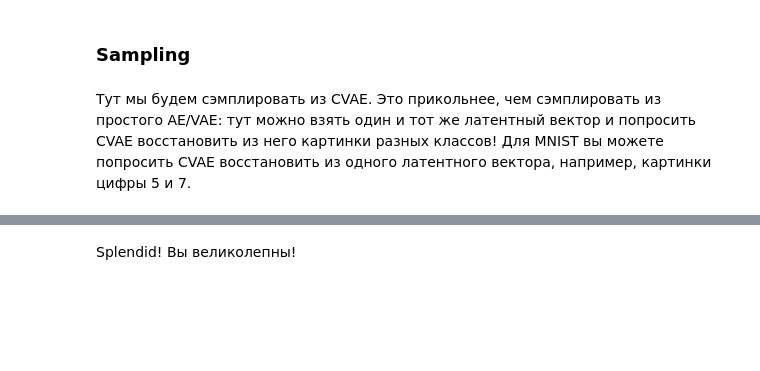
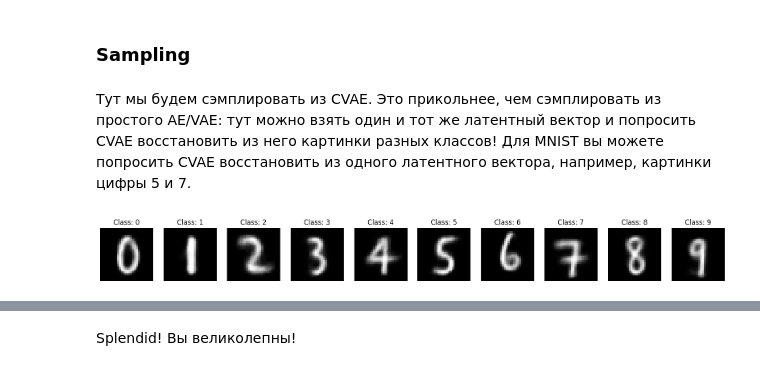
Before and after one commit to alex-chin/dsl_part_1_ml_cv, a Jupyter notebook: week_10_AE_VAE/Homework/hw_7_part_3_cvae.ipynb, the cells around one changed output, grey strips where cells are left out. Drawn from its saved outputs; the diff is of its cells as text; code cells hidden in the pictures; blank space fills up the shorter version.

```diff
--- a/week_10_AE_VAE/Homework/hw_7_part_3_cvae.ipynb
+++ b/week_10_AE_VAE/Homework/hw_7_part_3_cvae.ipynb
@@ -145,0 +110,7 @@ class CVAE(nn.Module):
+# %%
+batch_size = 128
+latent_dim = 2
+num_classes = 10
+input_dim = 784  # 28x28
+epochs = 20
+learning_rate = 1e-3
@@ -208,0 +259,28 @@ RuntimeError: mat1 and mat2 shapes cannot be multiplied (32x256 and 1024x2)
+# %%
+import torch
+import torch.nn as nn
+import torch.nn.functional as F
+import matplotlib.pyplot as plt
+
+# Генерация разных цифр из одного латентного вектора
+def generate_same_latent_different_classes(model, latent_dim, device, num_classes=10):
+    model.eval()
+    with torch.no_grad():
+        # Создаем ОДИН латентный вектор
+        z = torch.randn(1, latent_dim).to(device)
+        # Дублируем его для всех классов
+        z = z.repeat(num_classes, 1)
+
+        # Создаем метки классов от 0 до 9
+        labels = torch.arange(0, num_classes).to(device)
+
+        # Генерируем изображения
+        samples = model.decode(z, labels).cpu()
+
+        # Визуализация
+        fig, axes = plt.subplots(1, num_classes, figsize=(20, 2))
+        for i, ax in enumerate(axes):
+            ax.imshow(samples[i].view(28, 28).numpy(), cmap='gray')
+            ax.axis('off')
+            ax.set_title(f'Class: {i}')
+        plt.show()
@@ -208,0 +311,5 @@ RuntimeError: mat1 and mat2 shapes cannot be multiplied (32x256 and 1024x2)
+# %%
+# После обучения вызываем эту функцию
+generate_same_latent_different_classes(model, latent_dim, device)
+# %% [output]
+[figure, added]
```
Also changed, not shown: parts of 16 cells of this notebook.
